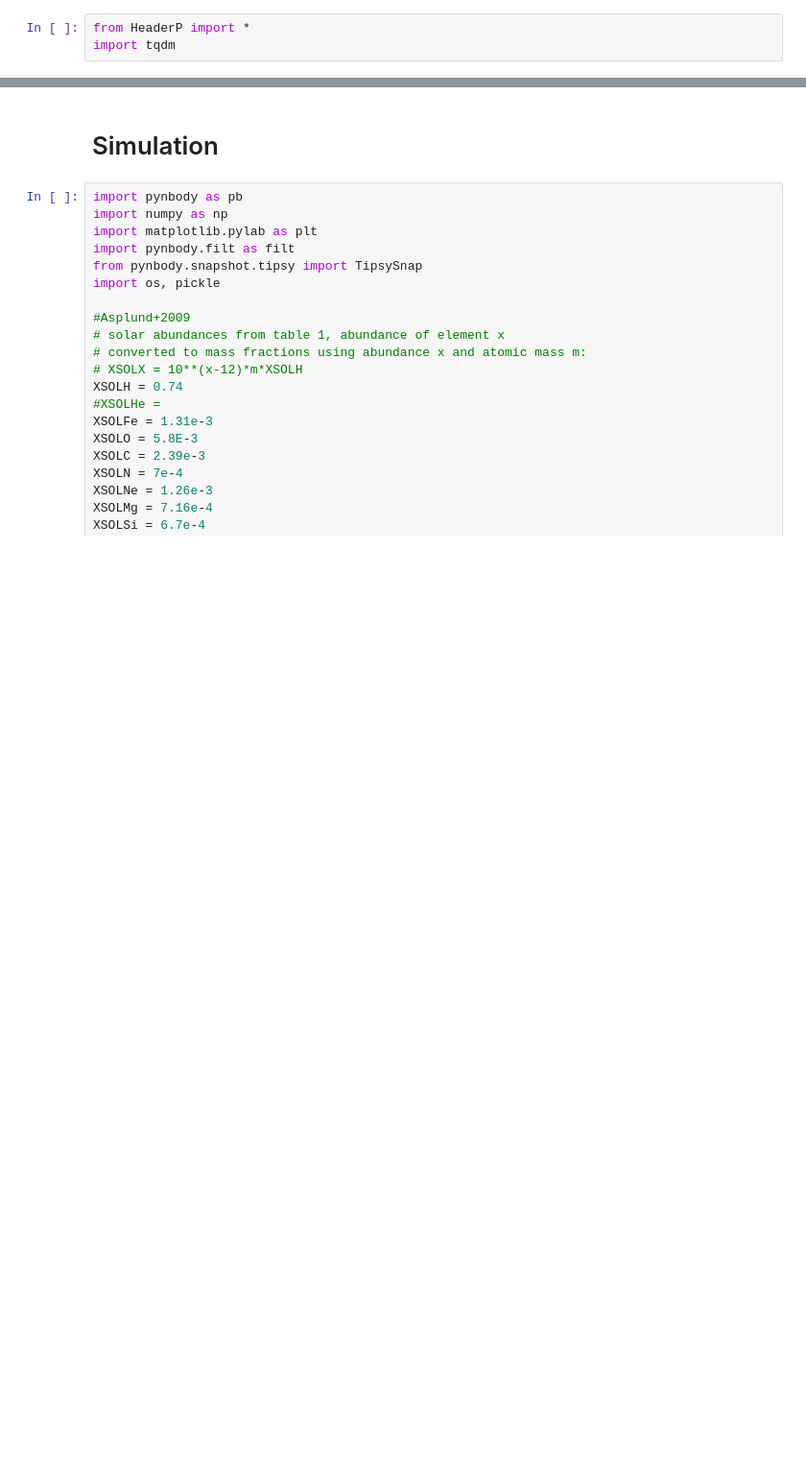
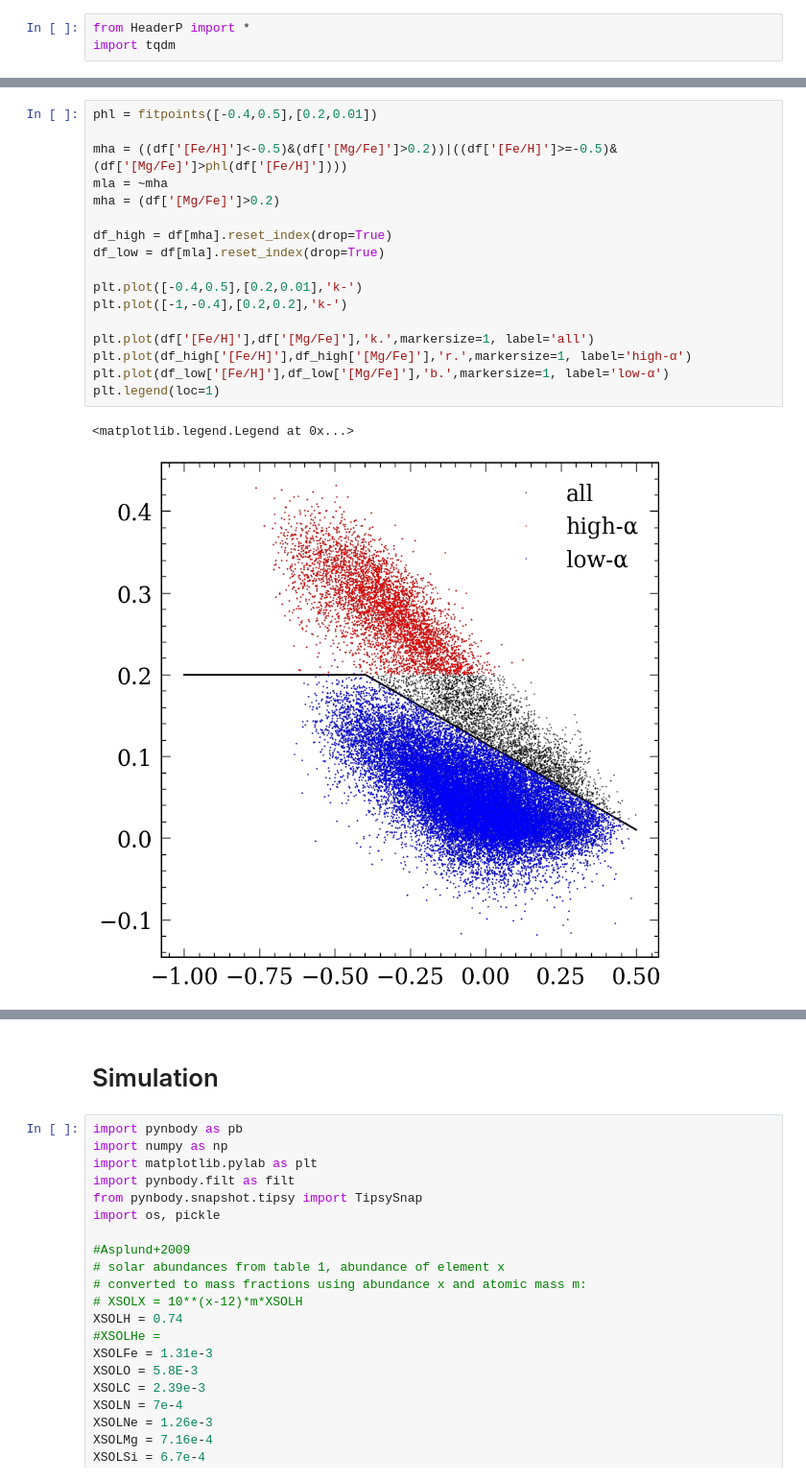
Before and after one commit to lyx12311/InnerOuterHighLow, a Jupyter notebook: HighLow.ipynb, the cells around one changed output, grey strips where cells are left out. Shown at 96% size. Cells and saved outputs as stored; diff of their text form; blank space fills up the shorter version.

Commit message:
some plots

```diff
--- a/HighLow.ipynb
+++ b/HighLow.ipynb
@@ -355,0 +509,20 @@ Text(0, 0.5, '$χ^2$')
+# %%
+phl = fitpoints([-0.4,0.5],[0.2,0.01])
+
+mha = ((df['[Fe/H]']<-0.5)&(df['[Mg/Fe]']>0.2))|((df['[Fe/H]']>=-0.5)&(df['[Mg/Fe]']>phl(df['[Fe/H]'])))
+mla = ~mha
+mha = (df['[Mg/Fe]']>0.2)
+
+df_high = df[mha].reset_index(drop=True)
+df_low = df[mla].reset_index(drop=True)
+
+plt.plot([-0.4,0.5],[0.2,0.01],'k-')
+plt.plot([-1,-0.4],[0.2,0.2],'k-')
+
+plt.plot(df['[Fe/H]'],df['[Mg/Fe]'],'k.',markersize=1, label='all')
+plt.plot(df_high['[Fe/H]'],df_high['[Mg/Fe]'],'r.',markersize=1, label='high-α')
+plt.plot(df_low['[Fe/H]'],df_low['[Mg/Fe]'],'b.',markersize=1, label='low-α')
+plt.legend(loc=1)
+# %% [output]
+<matplotlib.legend.Legend at 0x...>
+[figure, added]
```
Also changed, not shown: parts of 50 cells of this notebook.
